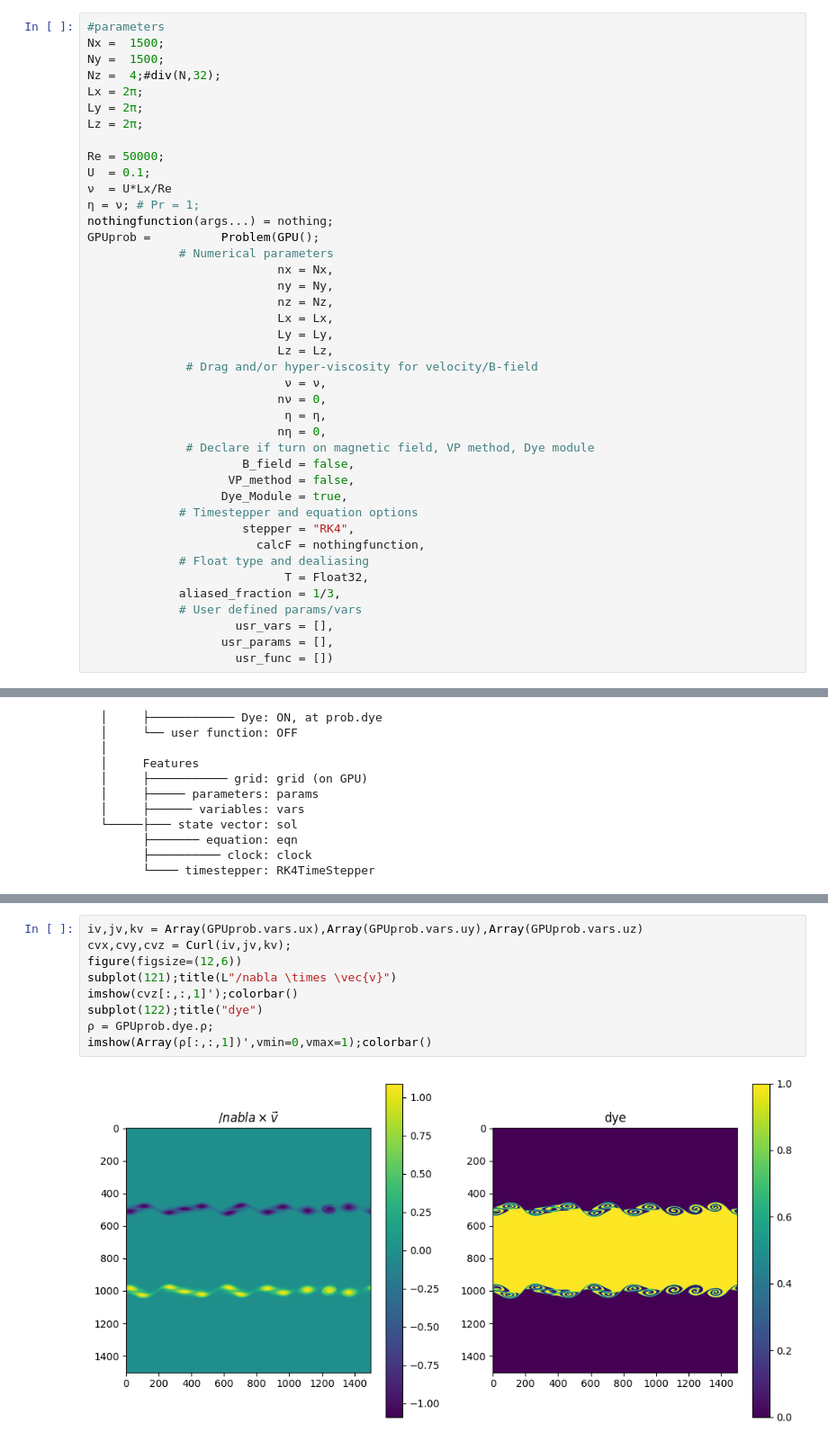
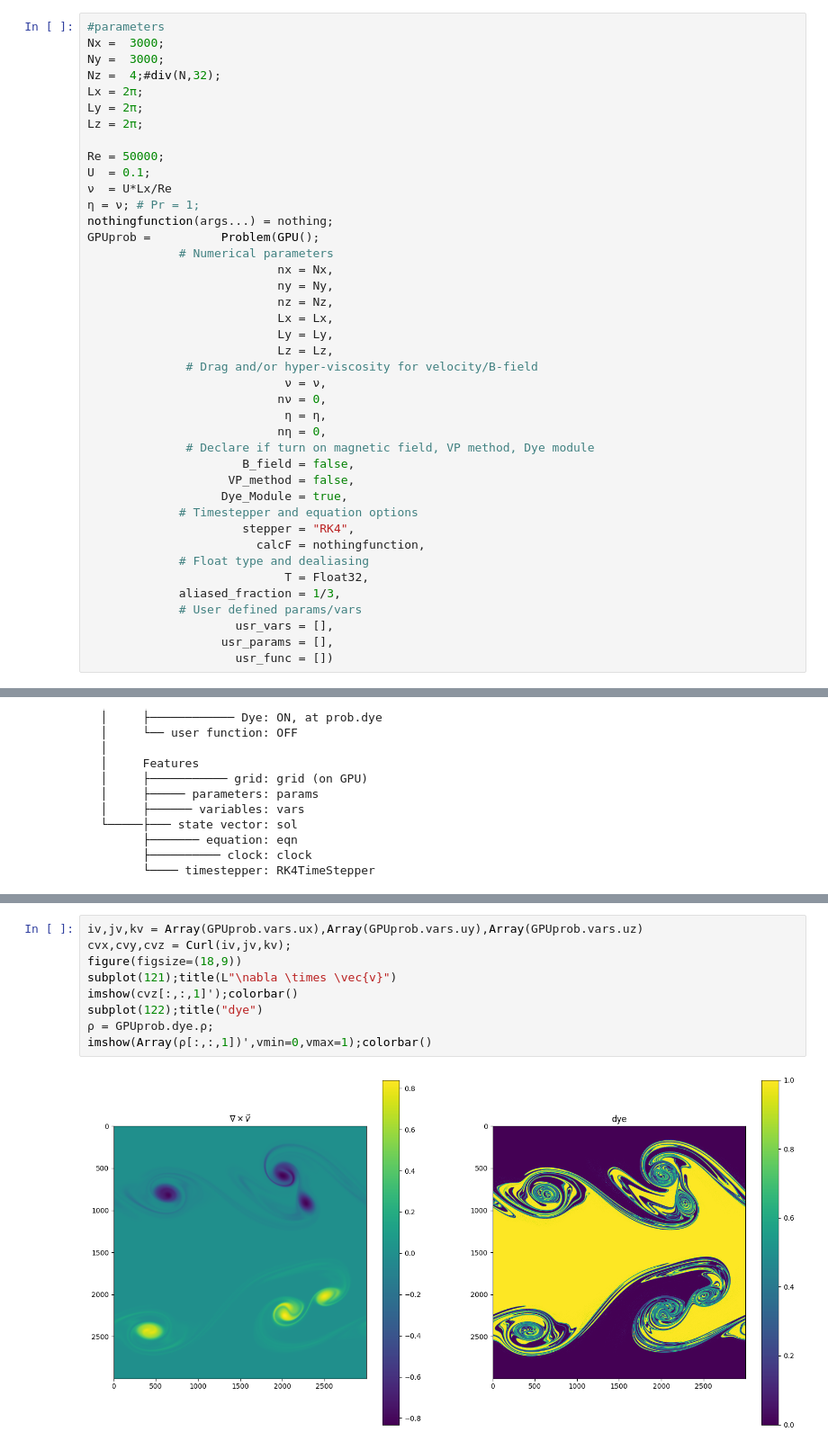
Before and after one commit to MHDFlows/MHDFlows.jl, a Jupyter notebook: example/DyeExample.ipynb, the cells around one changed output, grey strips where cells are left out. Shown: that part at 90% size. Saved outputs shown, nothing was run; the diff lists cells and outputs as text.

```diff
--- a/example/DyeExample.ipynb
+++ b/example/DyeExample.ipynb
@@ -15,8 +15,8 @@ device()
 CuDevice(0): NVIDIA GeForce RTX 3080
 # %%
 #parameters
-Nx =  1500;
-Ny =  1500;
+Nx =  3000;
+Ny =  3000;
 Nz =  4;#div(N,32);
 Lx = 2π;
 Ly = 2π;
@@ -153,12 +159,12 @@ n =     8000, t =     79.6, KE =  0.00216
 # %%
 iv,jv,kv = Array(GPUprob.vars.ux),Array(GPUprob.vars.uy),Array(GPUprob.vars.uz)
 cvx,cvy,cvz = Curl(iv,jv,kv);
-figure(figsize=(12,6))
-subplot(121);title(L"/nabla \times \vec{v}")
+figure(figsize=(18,9))
+subplot(121);title(L"\nabla \times \vec{v}")
 imshow(cvz[:,:,1]');colorbar()
 subplot(122);title("dye")
 ρ = GPUprob.dye.ρ;
 imshow(Array(ρ[:,:,1])',vmin=0,vmax=1);colorbar()
 # %% [output]
-[figure, old version]
+[figure, new version]
 PyObject <matplotlib.colorbar.Colorbar object at 0x...>
```
Also changed, not shown: parts of 4 cells of this notebook, 27 other files.
